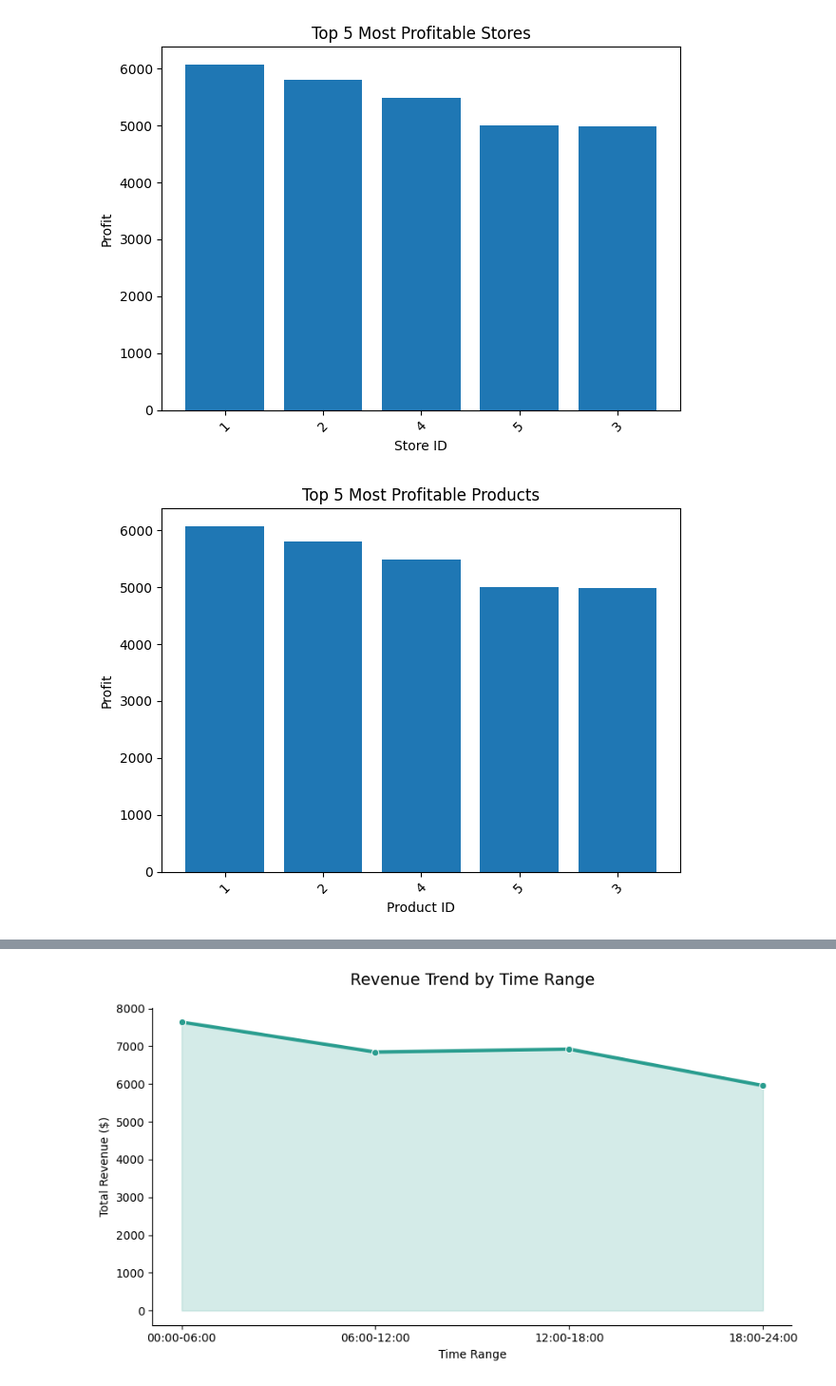
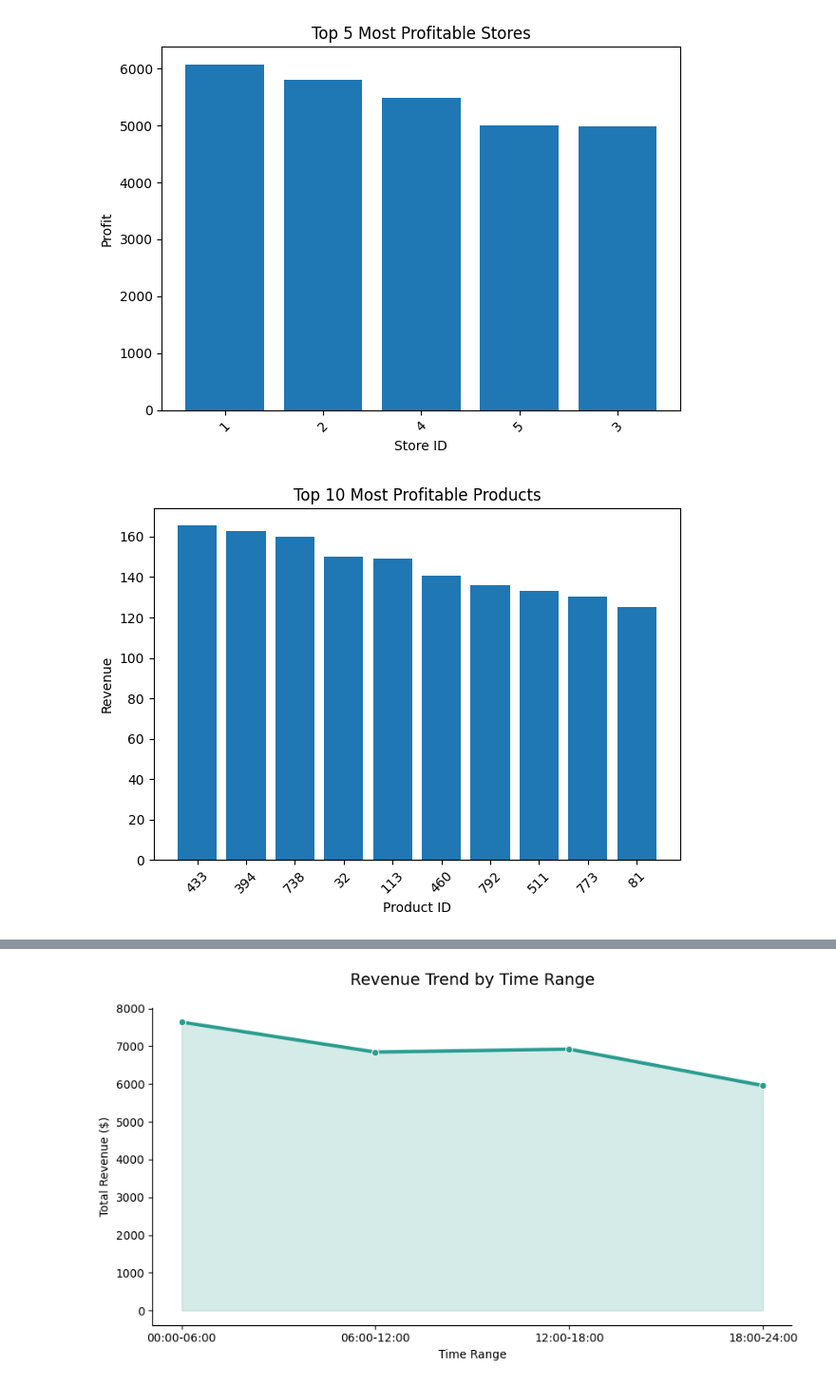
Before and after one commit to KumbiraiShonhiwa/Assignment2, a Jupyter notebook: data_wrangling/Assignment_2.ipynb, the cells around one changed output, grey strips where cells are left out. Shown at 95% size. Saved outputs shown, nothing was run; the diff lists cells and outputs as text; code cells hidden in the pictures.

```diff
--- a/data_wrangling/Assignment_2.ipynb
+++ b/data_wrangling/Assignment_2.ipynb
@@ -621,5 +724,5 @@ profit_store = pos_transactions_line_merged.groupby('store_id')['amount_received
 revenue_product = pos_transactions_line_merged.groupby('product_id')[
     'unit_price'].sum()
 discount_product = pos_transactions_line_merged.groupby('product_id')['line_discount'].sum()
-profit_product = pos_transactions_line_merged.groupby('store_id')['amount_received'].sum()
+profit_product = pos_transactions_line_merged.groupby('product_id')['amount_received'].sum()
 # %%
@@ -675,18 +789,18 @@ plt.show()
 # %% [output]
 [figure]
 # %%
-top_10_products = profit_product.sort_values(ascending=False)
+top_10_products = profit_product.sort_values(ascending=False).head(10)
 
 plt.figure()
 plt.bar(top_10_products.index.astype(str), top_10_products.values)
-plt.title("Top 5 Most Profitable Products")
+plt.title("Top 10 Most Profitable Products")
 plt.xlabel("Product ID")
-plt.ylabel("Profit")
+plt.ylabel("Revenue")
 plt.xticks(rotation=45)
 plt.tight_layout()
 plt.show()
 # %% [output]
-[figure, old version]
+[figure, new version]
 # %%
 # Calculate the average profit across all categories
 mean_profit = profit_product.mean()
```
Also changed, not shown: parts of 16 cells of this notebook, 16 other files.
